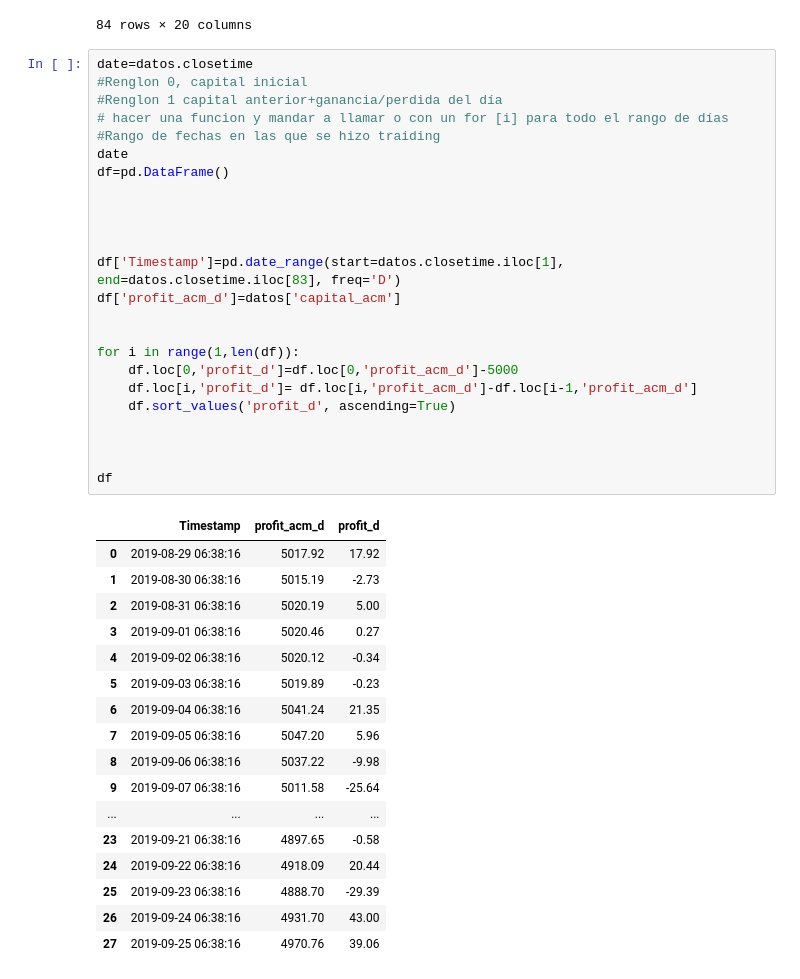
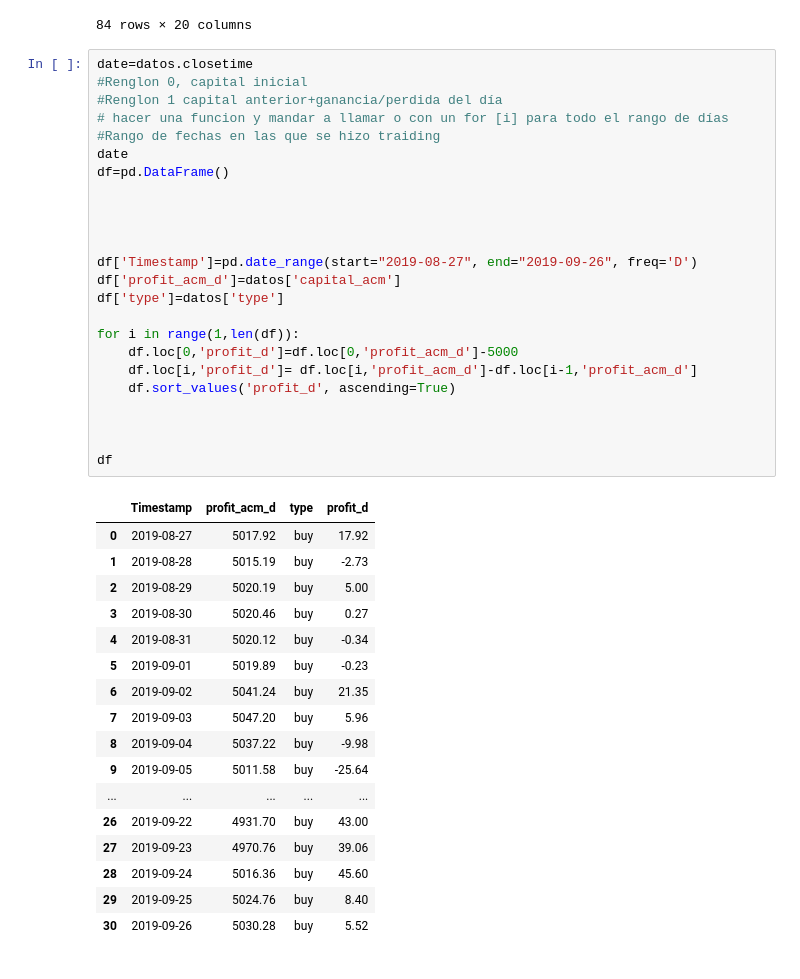
Before and after one commit to MaferAnso/LAB_2_MFAA, a Jupyter notebook: LAB_2_MFAA_Notebook.ipynb, the cells around one changed output. Drawn from its saved outputs; the diff is of its cells as text.

```diff
--- a/LAB_2_MFAA_Notebook.ipynb
+++ b/LAB_2_MFAA_Notebook.ipynb
@@ -56,42 +60,42 @@ datos
 # %%
 date=datos.closetime
 #Renglon 0, capital inicial
 #Renglon 1 capital anterior+ganancia/perdida del día
 # hacer una funcion y mandar a llamar o con un for [i] para todo el rango de días
 #Rango de fechas en las que se hizo traiding
 date
 df=pd.DataFrame()
 
 
 
 
-df['Timestamp']=pd.date_range(start=datos.closetime.iloc[1], end=datos.closetime.iloc[83], freq='D')
+df['Timestamp']=pd.date_range(start="2019-08-27", end="2019-09-26", freq='D')
 df['profit_acm_d']=datos['capital_acm']
-
+df['type']=datos['type']
 
 for i in range(1,len(df)):
     df.loc[0,'profit_d']=df.loc[0,'profit_acm_d']-5000
     df.loc[i,'profit_d']= df.loc[i,'profit_acm_d']-df.loc[i-1,'profit_acm_d']
     df.sort_values('profit_d', ascending=True)
 
 
 
 df
 # %% [output]
-|  | Timestamp | profit_acm_d | profit_d |
-| 0 | 2019-08-29 06:38:16 | 5017.92 | 17.92 |
-| 1 | 2019-08-30 06:38:16 | 5015.19 | -2.73 |
-| 2 | 2019-08-31 06:38:16 | 5020.19 | 5.00 |
-| 3 | 2019-09-01 06:38:16 | 5020.46 | 0.27 |
-| 4 | 2019-09-02 06:38:16 | 5020.12 | -0.34 |
-| 5 | 2019-09-03 06:38:16 | 5019.89 | -0.23 |
-| 6 | 2019-09-04 06:38:16 | 5041.24 | 21.35 |
-| 7 | 2019-09-05 06:38:16 | 5047.20 | 5.96 |
-| 8 | 2019-09-06 06:38:16 | 5037.22 | -9.98 |
-| 9 | 2019-09-07 06:38:16 | 5011.58 | -25.64 |
-| ... | ... | ... | ... |
-| 23 | 2019-09-21 06:38:16 | 4897.65 | -0.58 |
-| 24 | 2019-09-22 06:38:16 | 4918.09 | 20.44 |
-| 25 | 2019-09-23 06:38:16 | 4888.70 | -29.39 |
-| 26 | 2019-09-24 06:38:16 | 4931.70 | 43.00 |
-| 27 | 2019-09-25 06:38:16 | 4970.76 | 39.06 |
+|  | Timestamp | profit_acm_d | type | profit_d |
+| 0 | 2019-08-27 | 5017.92 | buy | 17.92 |
+| 1 | 2019-08-28 | 5015.19 | buy | -2.73 |
+| 2 | 2019-08-29 | 5020.19 | buy | 5.00 |
+| 3 | 2019-08-30 | 5020.46 | buy | 0.27 |
+| 4 | 2019-08-31 | 5020.12 | buy | -0.34 |
+| 5 | 2019-09-01 | 5019.89 | buy | -0.23 |
+| 6 | 2019-09-02 | 5041.24 | buy | 21.35 |
+| 7 | 2019-09-03 | 5047.20 | buy | 5.96 |
+| 8 | 2019-09-04 | 5037.22 | buy | -9.98 |
+| 9 | 2019-09-05 | 5011.58 | buy | -25.64 |
+| ... | ... | ... | ... | ... |
+| 26 | 2019-09-22 | 4931.70 | buy | 43.00 |
+| 27 | 2019-09-23 | 4970.76 | buy | 39.06 |
+| 28 | 2019-09-24 | 5016.36 | buy | 45.60 |
+| 29 | 2019-09-25 | 5024.76 | buy | 8.40 |
+| 30 | 2019-09-26 | 5030.28 | buy | 5.52 |
```
Also changed, not shown: parts of 16 cells of this notebook, 2 other files.
